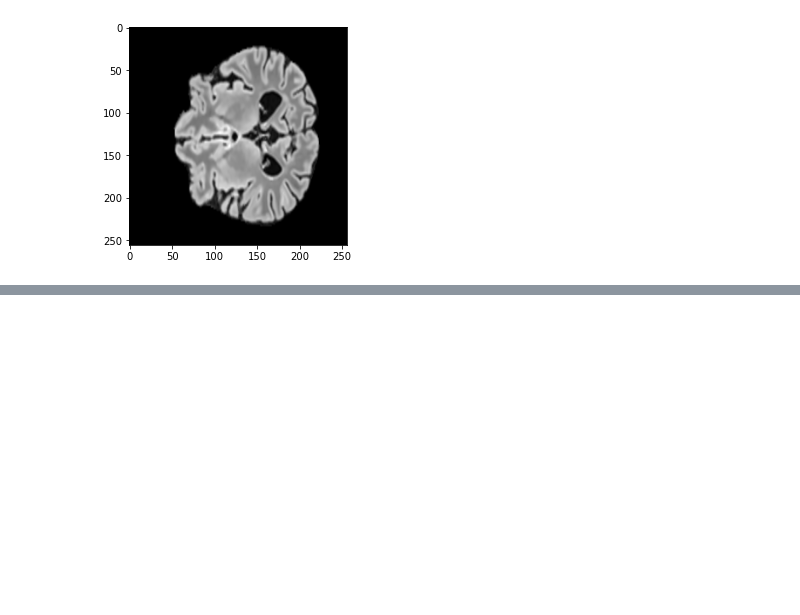
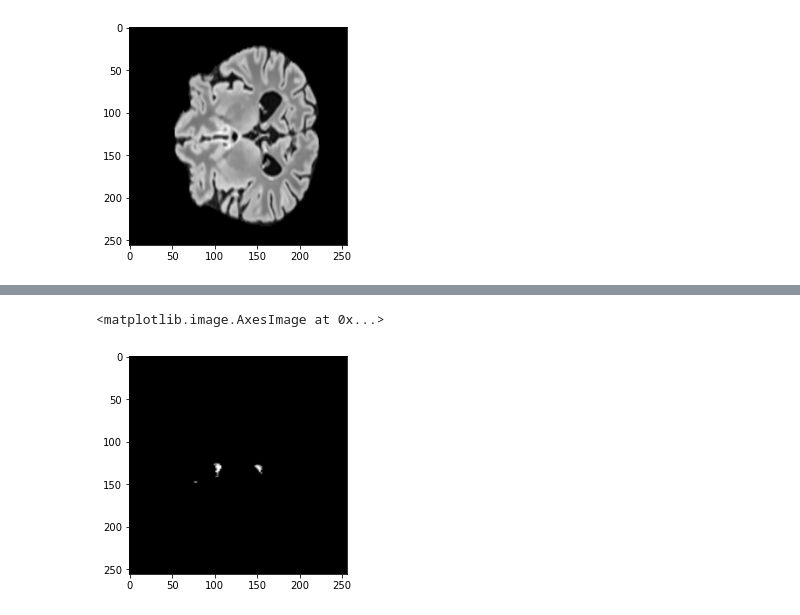
Before and after one commit to frblazquez/CNN_for_Multiple_Sclerosis, a Jupyter notebook: unet/unet_train.ipynb, the cells around one changed output, grey strips where cells are left out. Drawn from its saved outputs; the diff is of its cells as text; code cells hidden in the pictures; blank space fills up the shorter version.

```diff
--- a/unet/unet_train.ipynb
+++ b/unet/unet_train.ipynb
@@ -382,0 +413,5 @@ plt.imshow(img_np[:,:,150], cmap="gray")
+# %%
+plt.imshow(msk_np[:,:,0], cmap="gray")
+# %% [output]
+<matplotlib.image.AxesImage at 0x...>
+[figure, added]
```
Also changed, not shown: parts of 9 cells of this notebook, 1 other file.
